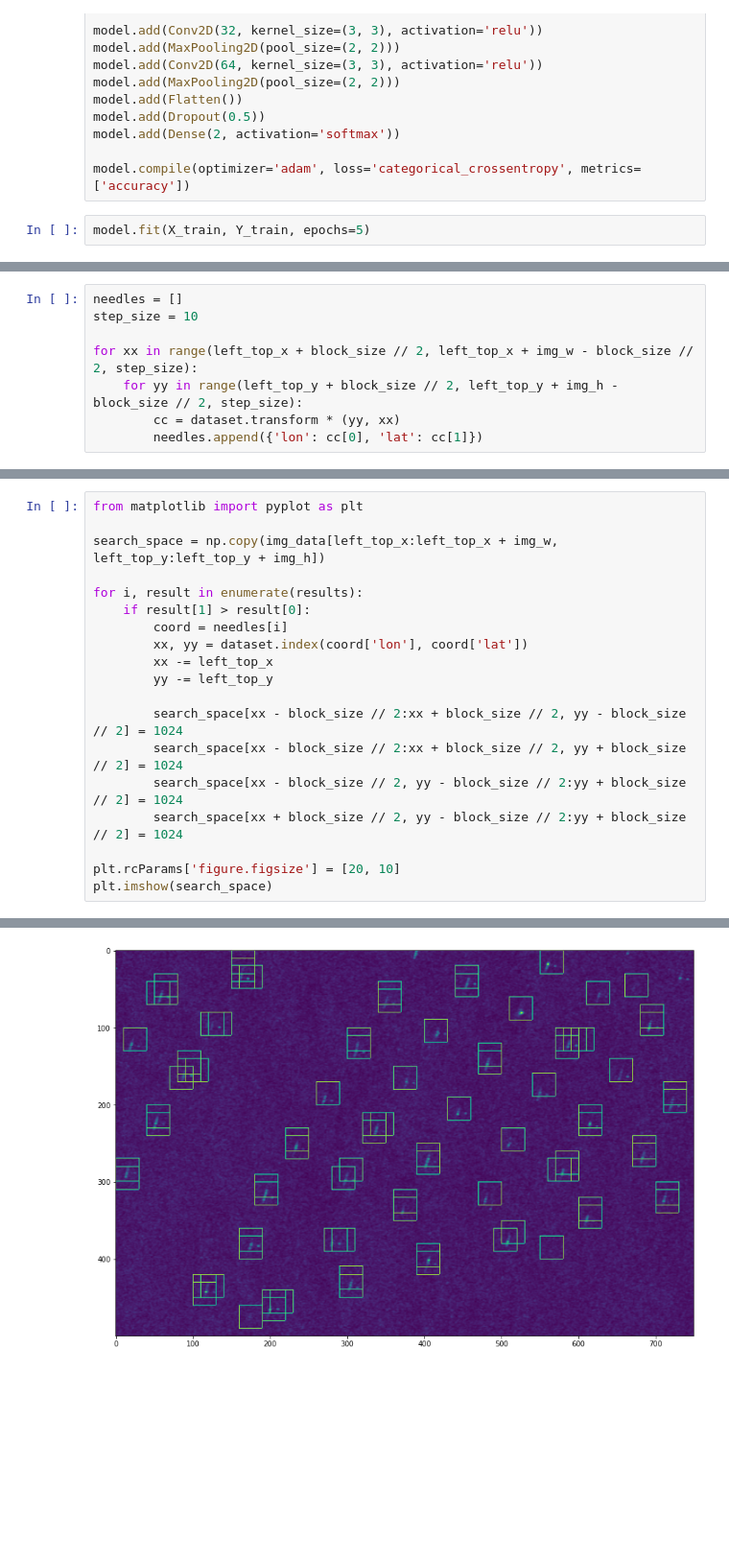
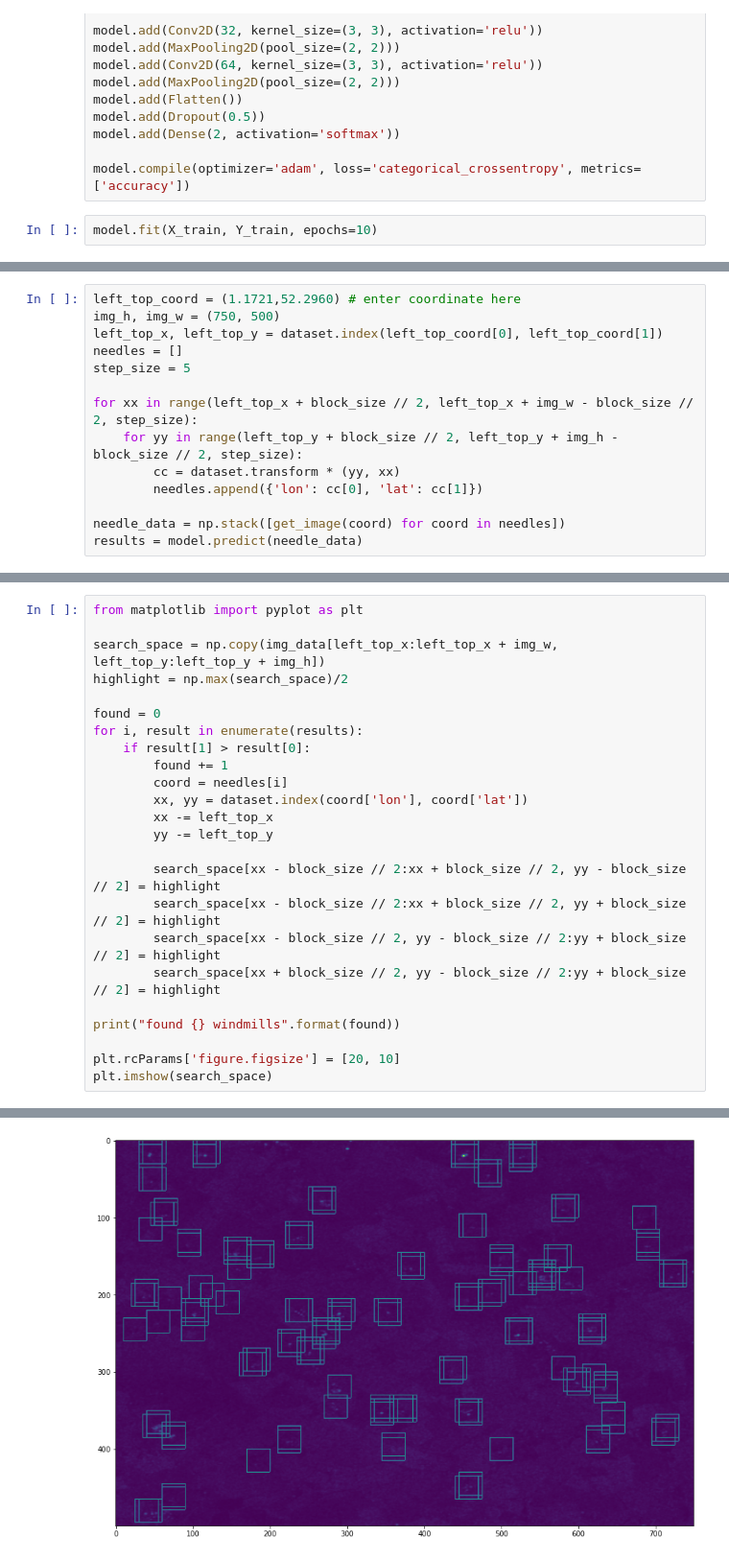
Before and after one commit to aelbrecht/cs-windmill, a Jupyter notebook: detect_example.ipynb, the cells around one changed output, grey strips where cells are left out. Shown: that part at 96% size. Drawn from its saved outputs; the diff is of its cells as text; blank space fills up the shorter version.

```diff
--- a/detect_example.ipynb
+++ b/detect_example.ipynb
@@ -48,5 +48,5 @@ model.add(Dense(2, activation='softmax'))
 
 model.compile(optimizer='adam', loss='categorical_crossentropy', metrics=['accuracy'])
 # %%
-model.fit(X_train, Y_train, epochs=5)
+model.fit(X_train, Y_train, epochs=10)
 # %% [output]
@@ -73,8 +79,14 @@ left_top_x, left_top_y = dataset.index(left_top_coord[0], left_top_coord[1])
 # %%
+left_top_coord = (1.1721,52.2960) # enter coordinate here
+img_h, img_w = (750, 500)
+left_top_x, left_top_y = dataset.index(left_top_coord[0], left_top_coord[1])
 needles = []
-step_size = 10
+step_size = 5
 
 for xx in range(left_top_x + block_size // 2, left_top_x + img_w - block_size // 2, step_size):
     for yy in range(left_top_y + block_size // 2, left_top_y + img_h - block_size // 2, step_size):
         cc = dataset.transform * (yy, xx)
         needles.append({'lon': cc[0], 'lat': cc[1]})
+
+needle_data = np.stack([get_image(coord) for coord in needles])
+results = model.predict(needle_data)
@@ -85,18 +94,23 @@ results = model.predict(needle_data)
 from matplotlib import pyplot as plt
 
 search_space = np.copy(img_data[left_top_x:left_top_x + img_w, left_top_y:left_top_y + img_h])
+highlight = np.max(search_space)/2
 
+found = 0
 for i, result in enumerate(results):
     if result[1] > result[0]:
+        found += 1
         coord = needles[i]
         xx, yy = dataset.index(coord['lon'], coord['lat'])
         xx -= left_top_x
         yy -= left_top_y
 
-        search_space[xx - block_size // 2:xx + block_size // 2, yy - block_size // 2] = 1024
-        search_space[xx - block_size // 2:xx + block_size // 2, yy + block_size // 2] = 1024
-        search_space[xx - block_size // 2, yy - block_size // 2:yy + block_size // 2] = 1024
-        search_space[xx + block_size // 2, yy - block_size // 2:yy + block_size // 2] = 1024
+        search_space[xx - block_size // 2:xx + block_size // 2, yy - block_size // 2] = highlight
+        search_space[xx - block_size // 2:xx + block_size // 2, yy + block_size // 2] = highlight
+        search_space[xx - block_size // 2, yy - block_size // 2:yy + block_size // 2] = highlight
+        search_space[xx + block_size // 2, yy - block_size // 2:yy + block_size // 2] = highlight
+
+print("found {} windmills".format(found))
 
 plt.rcParams['figure.figsize'] = [20, 10]
 plt.imshow(search_space)
@@ -105 +120 @@ plt.imshow(search_space)
-[figure, old version]
+[figure, new version]
```
Also changed, not shown: parts of 5 cells of this notebook, 2 other files.
